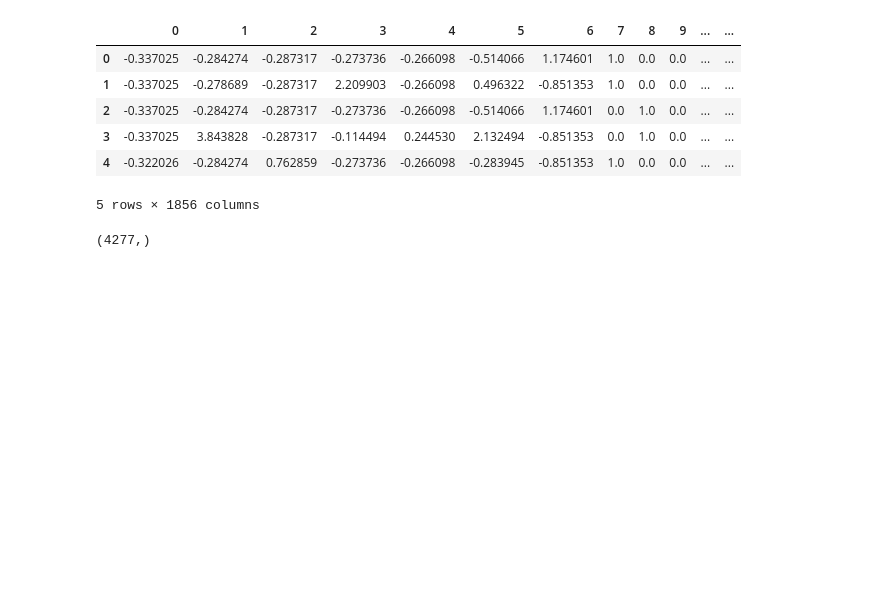
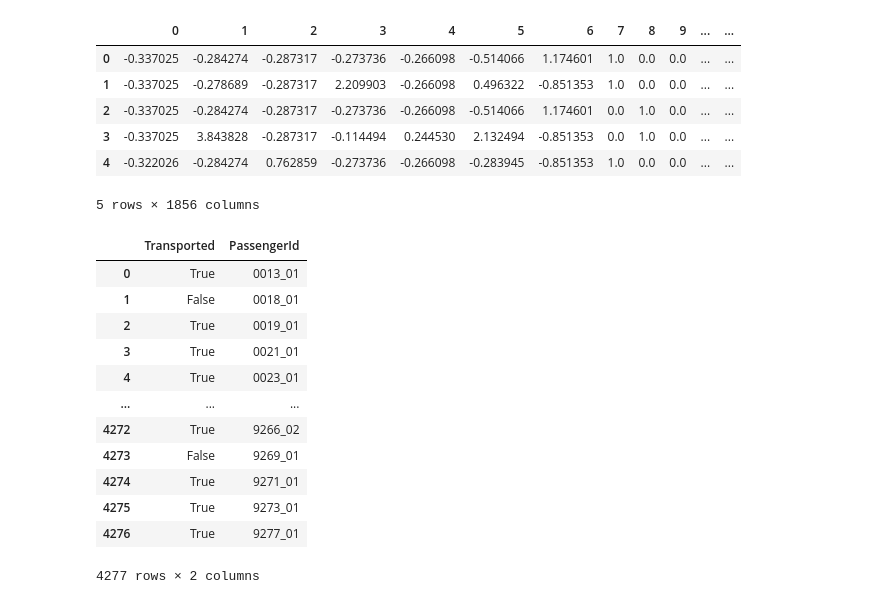
Before and after one commit to Ishank-jn/Spaceship-Titanic, a Jupyter notebook: __main__.ipynb, the cells around one changed output. Cells and saved outputs as stored; diff of their text form; code cells hidden in the pictures; blank space fills up the shorter version.

```diff
--- a/__main__.ipynb
+++ b/__main__.ipynb
@@ -293,7 +287,3 @@ my_model = RandomForestClassifier(random_state=0, verbose=False)
 my_model.fit(df_imputed_train, target)
 # Predict
 pred = my_model.predict(df_imputed_test)
-# %%
-pred.shape
-# %% [output]
-(4277,)
@@ -299,0 +317,23 @@ pred.shape
+# %%
+pred = pd.DataFrame(pred)
+pred=pred.replace({0:False, 1:True})
+# %%
+pred['PassengerId'] = test['PassengerId']
+pred = pred.rename(columns={0: 'Transported'})
+# %%
+
+pred
+# %% [output]
+|  | Transported | PassengerId |
+| 0 | True | 0013_01 |
+| 1 | False | 0018_01 |
+| 2 | True | 0019_01 |
+| 3 | True | 0021_01 |
+| 4 | True | 0023_01 |
+| ... | ... | ... |
+| 4272 | True | 9266_02 |
+| 4273 | False | 9269_01 |
+| 4274 | True | 9271_01 |
+| 4275 | True | 9273_01 |
+| 4276 | True | 9277_01 |
+4277 rows × 2 columns
```
Also changed, not shown: parts of 13 cells of this notebook, 1 other file.
